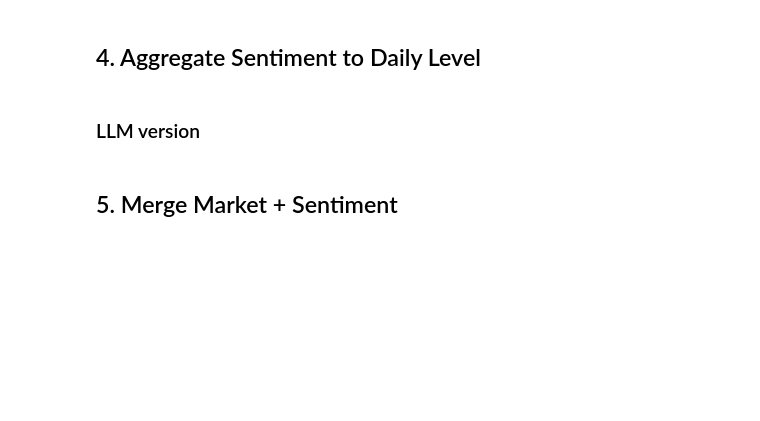
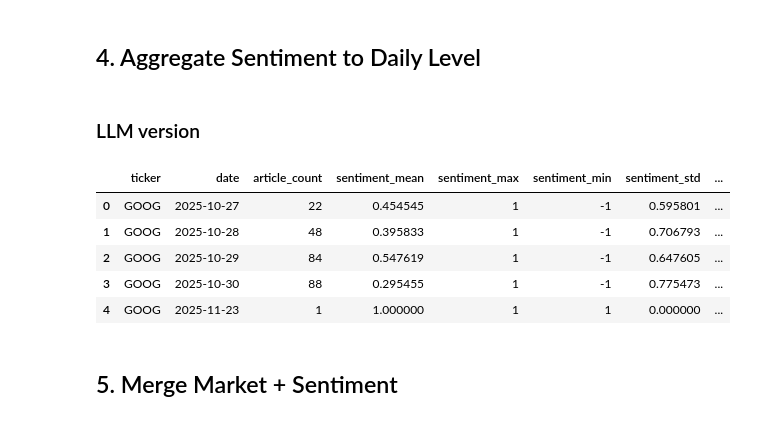
Before and after one commit to hamzakhamissa/RL-Project, a Jupyter notebook: notebooks/01_build_dataset.ipynb, the cells around one changed output. Saved outputs shown, nothing was run; the diff lists cells and outputs as text; code cells hidden in the pictures; blank space fills up the shorter version.

Commit message:
LLM sentiment works. I may have override some of the original datasets by accident due to confusing file paths (my bad).

```diff
--- a/notebooks/01_build_dataset.ipynb
+++ b/notebooks/01_build_dataset.ipynb
@@ -21,12 +21,29 @@ from tqdm.notebook import tqdm
 from transformers import AutoTokenizer, AutoModelForSequenceClassification
 import torch
 
-PROJECT_ROOT = Path('..').resolve()
-DATA_DIR = PROJECT_ROOT / 'data'
-FILES_DIR = PROJECT_ROOT / 'files'
-DATA_DIR.mkdir(exist_ok=True)
-sys.path.insert(0, str(PROJECT_ROOT / 'src'))
+# PROJECT_ROOT = Path('..').resolve()
+# DATA_DIR = PROJECT_ROOT / 'data'
+# FILES_DIR = PROJECT_ROOT / 'files'
+# DATA_DIR.mkdir(exist_ok=True)
+# sys.path.insert(0, str(PROJECT_ROOT / 'src'))
+
+# Base paths
+PROJECT_ROOT = Path('..').resolve() / 'llm'  # all outputs here
+EXTERNAL_ROOT = Path('..').resolve()
+
+# Original paths
+FILES_DIR = EXTERNAL_ROOT / 'files'
+DATA_DIR = EXTERNAL_ROOT / 'data'
+
+# LLM-specific paths
+LLM_FILE_DIR = PROJECT_ROOT / 'files'
+LLM_DATA_DIR = PROJECT_ROOT / 'data'
+
+# Create folders if they don't exist
+LLM_FILE_DIR.mkdir(exist_ok=True, parents=True)
+LLM_DATA_DIR.mkdir(exist_ok=True, parents=True)
 
 from dataset_builder import DatasetPaths, build_dataset
 
 print('Project root:', PROJECT_ROOT)
+print('External root:', EXTERNAL_ROOT)
@@ -128,7 +194,10 @@ articles[['ticker', 'date', 'headline', 'source_tier']].head()
 # %%
 model_name = "yiyanghkust/finbert-tone"
 tokenizer = AutoTokenizer.from_pretrained(model_name)
-model = AutoModelForSequenceClassification.from_pretrained(model_name)
+model = AutoModelForSequenceClassification.from_pretrained(
+    model_name,
+    use_safetensors=True  # doesn't work if I remove this
+)
 
 device = torch.device("cuda" if torch.cuda.is_available() else "cpu")
 model.to(device)
@@ -221,6 +290,15 @@ def aggregate_daily_sentiment_finbert(df):
     return agg
 
 daily_sentiment = aggregate_daily_sentiment_finbert(articles)
+# %%
+daily_sentiment.head()
+# %% [output]
+|  | ticker | date | article_count | sentiment_mean | sentiment_max | sentiment_min | sentiment_std | ... |
+| 0 | GOOG | 2025-10-27 | 22 | 0.454545 | 1 | -1 | 0.595801 | ... |
+| 1 | GOOG | 2025-10-28 | 48 | 0.395833 | 1 | -1 | 0.706793 | ... |
+| 2 | GOOG | 2025-10-29 | 84 | 0.547619 | 1 | -1 | 0.647605 | ... |
+| 3 | GOOG | 2025-10-30 | 88 | 0.295455 | 1 | -1 | 0.775473 | ... |
+| 4 | GOOG | 2025-11-23 | 1 | 1.000000 | 1 | 1 | 0.000000 | ... |
 # %% [markdown]
 ## 5. Merge Market + Sentiment
 # %%
```
Also changed, not shown: parts of 10 cells of this notebook, 9 other files.
